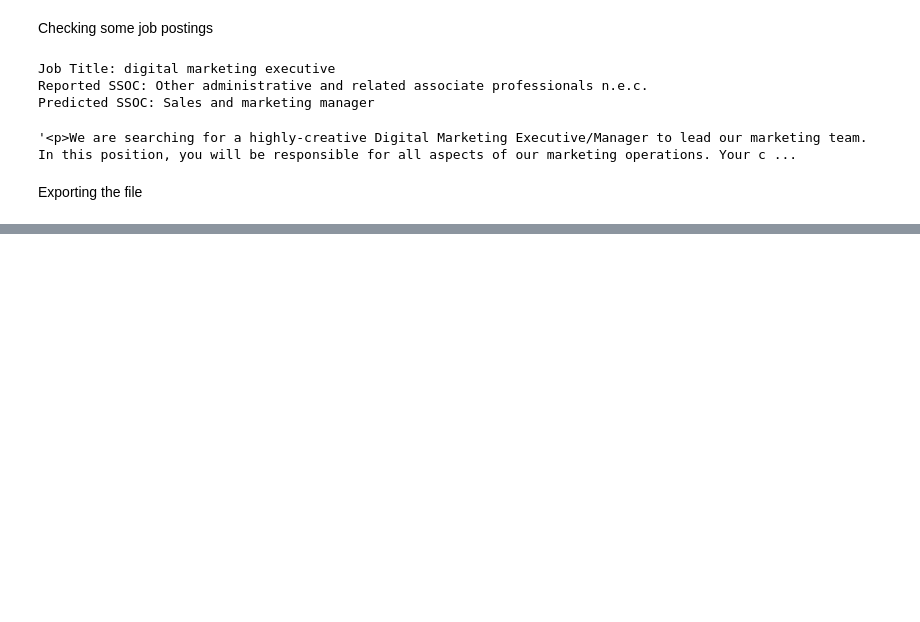
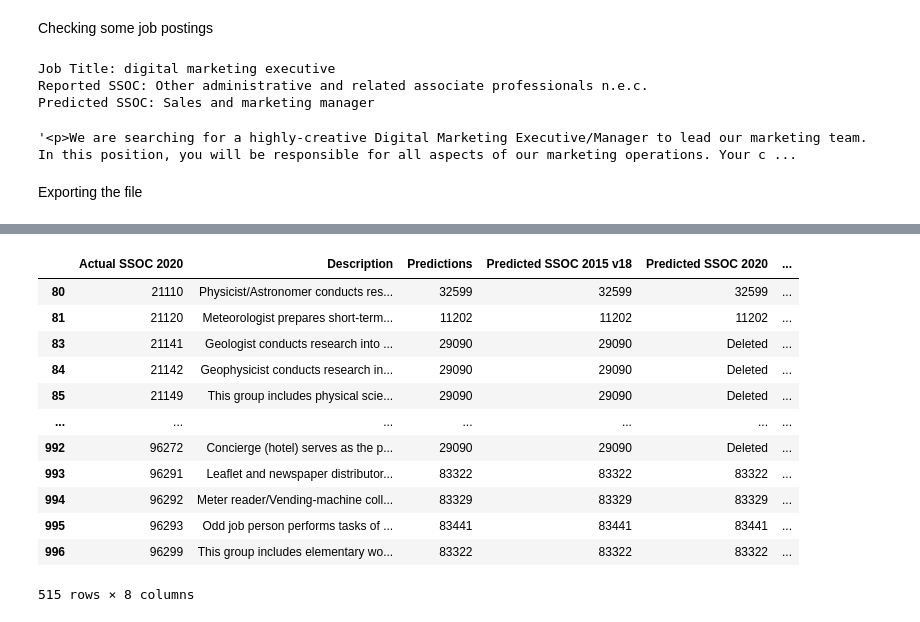
Before and after one commit to Benjamin-Aw-93/ssoc_autocoder, a Jupyter notebook: Notebooks/Generating Labels.ipynb, the cells around one changed output, grey strips where cells are left out. Cells and saved outputs as stored; diff of their text form; code cells hidden in the pictures; blank space fills up the shorter version.

Commit message:
Test Lucas's model
Run Lucas's model on the SSOC 2020 definitions to
benchmark his model performance

```diff
--- a/Notebooks/Generating Labels.ipynb
+++ b/Notebooks/Generating Labels.ipynb
@@ -85,0 +164,7 @@ mcf_data_final.to_csv('../Data/Processed/Artifacts/MCF_Subset_WithLabels.csv', i
+# %%
+# Breakdown by any SSOC level to check accuracy
+data['1D SSOC'] = data['SSOC 2020'].str.slice(0,1)
+data['2D SSOC'] = data['SSOC 2020'].str.slice(0,2)
+data['3D SSOC'] = data['SSOC 2020'].str.slice(0,3)
+data['4D SSOC'] = data['SSOC 2020'].str.slice(0,4)
+accuracy_1d = data.groupby('1D SSOC').agg({'SSOC 2020': 'count', 'Correct_1D': 'sum'})
@@ -85,0 +189,4 @@ mcf_data_final.to_csv('../Data/Processed/Artifacts/MCF_Subset_WithLabels.csv', i
+# %%
+final = data.merge(ssoc_v2020[['SSOC 2020', 'SSOC 2020 Title']].drop_duplicates('SSOC 2020'), how = 'left', on = 'SSOC 2020').merge(ssoc_v2020[['SSOC 2020', 'SSOC 2020 Title']].drop_duplicates('SSOC 2020'), how = 'left', left_on = 'Predicted SSOC 2020', right_on = 'SSOC 2020')
+# %%
+final = final.rename({'SSOC 2020 Title_x': 'Actual SSOC Title', 'SSOC 2020 Title_y': 'Predicted SSOC Title', 'SSOC 2020_x': 'Actual SSOC 2020'}, axis = 1)
@@ -85,0 +195,3 @@ mcf_data_final.to_csv('../Data/Processed/Artifacts/MCF_Subset_WithLabels.csv', i
+# %%
+level = 5
+(final['Actual SSOC 2020'].str.slice(0,level) == final['Predicted SSOC 2020'].str.slice(0,level)).value_counts(normalize = True)
@@ -85,0 +219,16 @@ mcf_data_final.to_csv('../Data/Processed/Artifacts/MCF_Subset_WithLabels.csv', i
+# %%
+final[(final['Actual SSOC 2020'].str.slice(0,1) != '1') & (final['Actual SSOC 2020'].str.slice(0,level) != final['Predicted SSOC 2020'].str.slice(0,level))]
+# %% [output]
+|  | Actual SSOC 2020 | Description | Predictions | Predicted SSOC 2015 v18 | Predicted SSOC 2020 | ... |
+| 80 | 21110 | Physicist/Astronomer conducts res... | 32599 | 32599 | 32599 | ... |
+| 81 | 21120 | Meteorologist prepares short-term... | 11202 | 11202 | 11202 | ... |
+| 83 | 21141 | Geologist conducts research into ... | 29090 | 29090 | Deleted | ... |
+| 84 | 21142 | Geophysicist conducts research in... | 29090 | 29090 | Deleted | ... |
+| 85 | 21149 | This group includes physical scie... | 29090 | 29090 | Deleted | ... |
+| ... | ... | ... | ... | ... | ... | ... |
+| 992 | 96272 | Concierge (hotel) serves as the p... | 29090 | 29090 | Deleted | ... |
+| 993 | 96291 | Leaflet and newspaper distributor... | 83322 | 83322 | 83322 | ... |
+| 994 | 96292 | Meter reader/Vending-machine coll... | 83329 | 83329 | 83329 | ... |
+| 995 | 96293 | Odd job person performs tasks of ... | 83441 | 83441 | 83441 | ... |
+| 996 | 96299 | This group includes elementary wo... | 83322 | 83322 | 83322 | ... |
+515 rows × 8 columns
```
Also changed, not shown: parts of 23 cells of this notebook.
